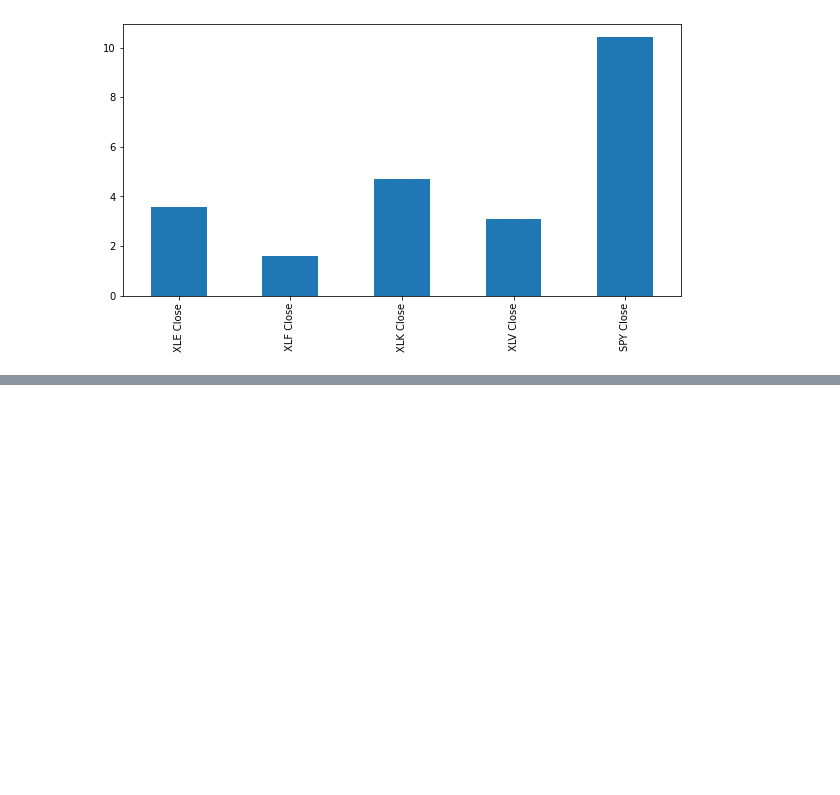
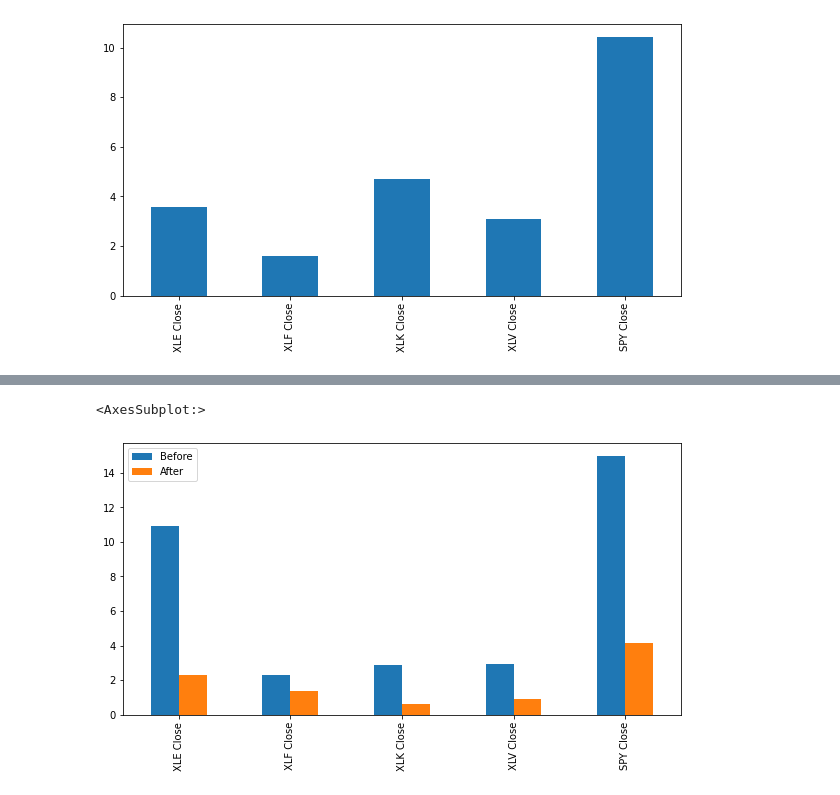
Before and after one commit to pdellis85/PoliStock, a Jupyter notebook: Viz-Test.ipynb, the cells around one changed output, grey strips where cells are left out. Cells and saved outputs as stored; diff of their text form; code cells hidden in the pictures; blank space fills up the shorter version.

```diff
--- a/Viz-Test.ipynb
+++ b/Viz-Test.ipynb
@@ -527,0 +542,11 @@ before_election_trump_std.plot.bar(figsize=(10,5))
+# %%
+before_election_obamaa_std = standard_deviation(before_election_obamaa)
+after_election_obamaa_std = standard_deviation(after_election_obamaa)
+
+combined_obamaa = pd.concat([before_election_obamaa_std, after_election_obamaa_std], axis = 'columns', join= 'inner')
+
+combined_obamaa.columns = ['Before', 'After']
+combined_obamaa.plot.bar(figsize=(10,5))
+# %% [output]
+<AxesSubplot:>
+[figure, added]
```
Also changed, not shown: parts of 11 cells of this notebook.
